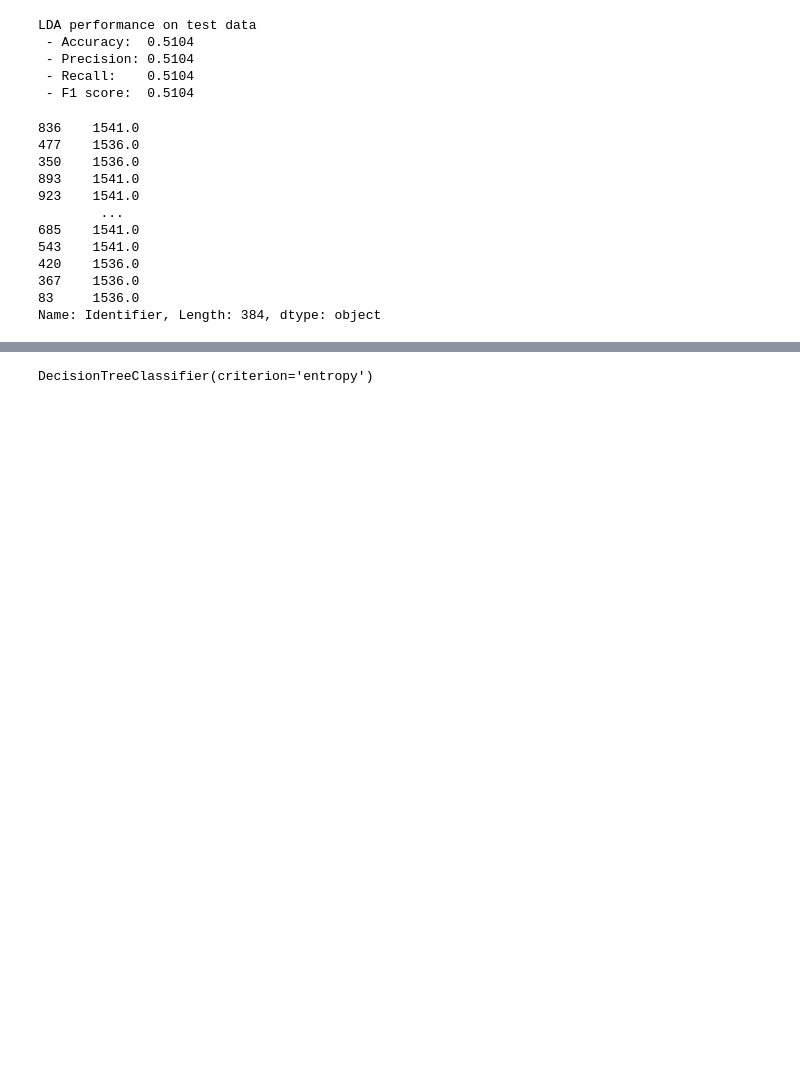
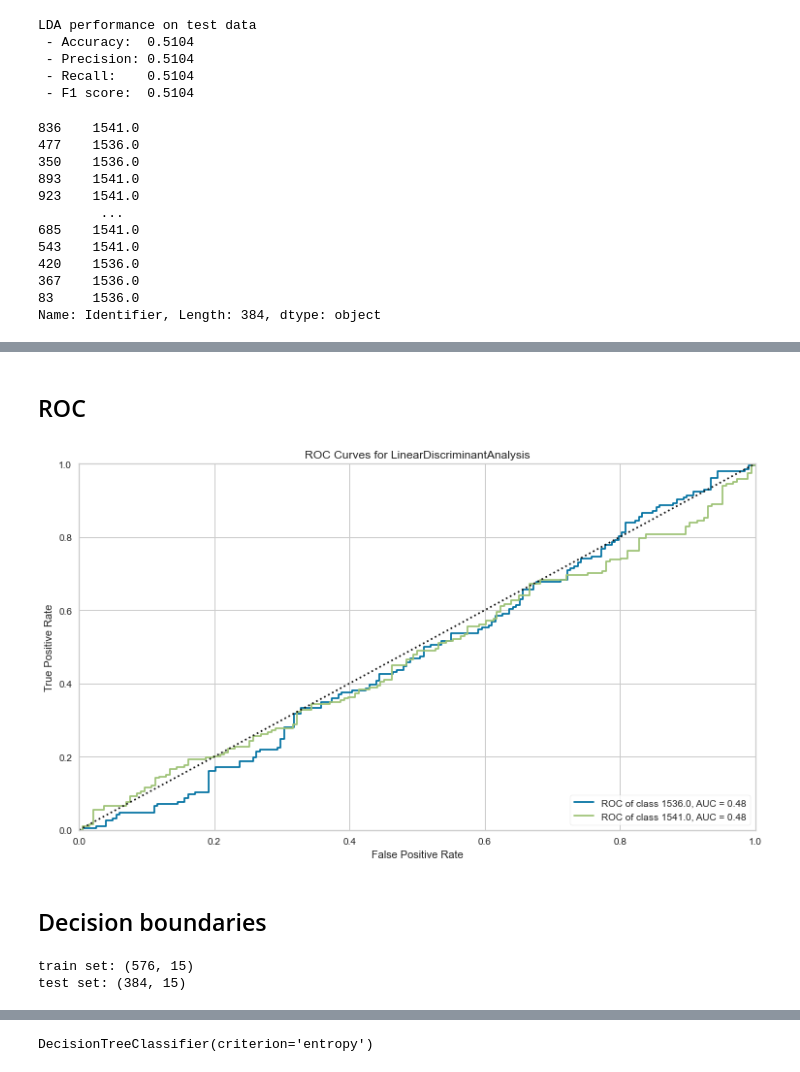
Before and after one commit to mrpotato180/hmi_super_grupo, a Jupyter notebook: PROJECT.ipynb, the cells around one changed output, grey strips where cells are left out. Drawn from its saved outputs; the diff is of its cells as text; code cells hidden in the pictures; blank space fills up the shorter version.

```diff
--- a/PROJECT.ipynb
+++ b/PROJECT.ipynb
@@ -1609,0 +1733,31 @@ Name: Identifier, Length: 384, dtype: object
+# %% [markdown]
+## ROC
+# %%
+selected_predictors = ['D1Spectrogram', 'D1Peak1620', 'D1Latency2730','D1Peak3035']
+y_train4=y_train4.replace({'1536.0':1, '1541.0':0})
+y_test4=y_test4.replace({'1536.0':1, '1541.0':0})
+
+# Fit visualizer to our classifier
+roc_viz = ROCAUC(lda,
+                 is_fitted=True,
+                 per_class=True,
+                 micro=False,
+                 macro=False,
+                 size=(900, 500))
+roc_viz.fit(X_train4[selected_predictors], y_train4)
+roc_viz.score(X_test4[selected_predictors], y_test4)
+roc_viz.show();
+# %% [output]
+[figure, added]
+# %% [markdown]
+## Decision boundaries
+# %%
+# Division train/ test
+
+train, test = train_test_split(
+    df1, test_size=0.4, stratify=df1['Identifier'], random_state=42)
+print('train set:',train.shape)
+print('test set:',test.shape)
+# %% [output]
+train set: (576, 15)
+test set: (384, 15)
```
Also changed, not shown: parts of 42 cells of this notebook.
